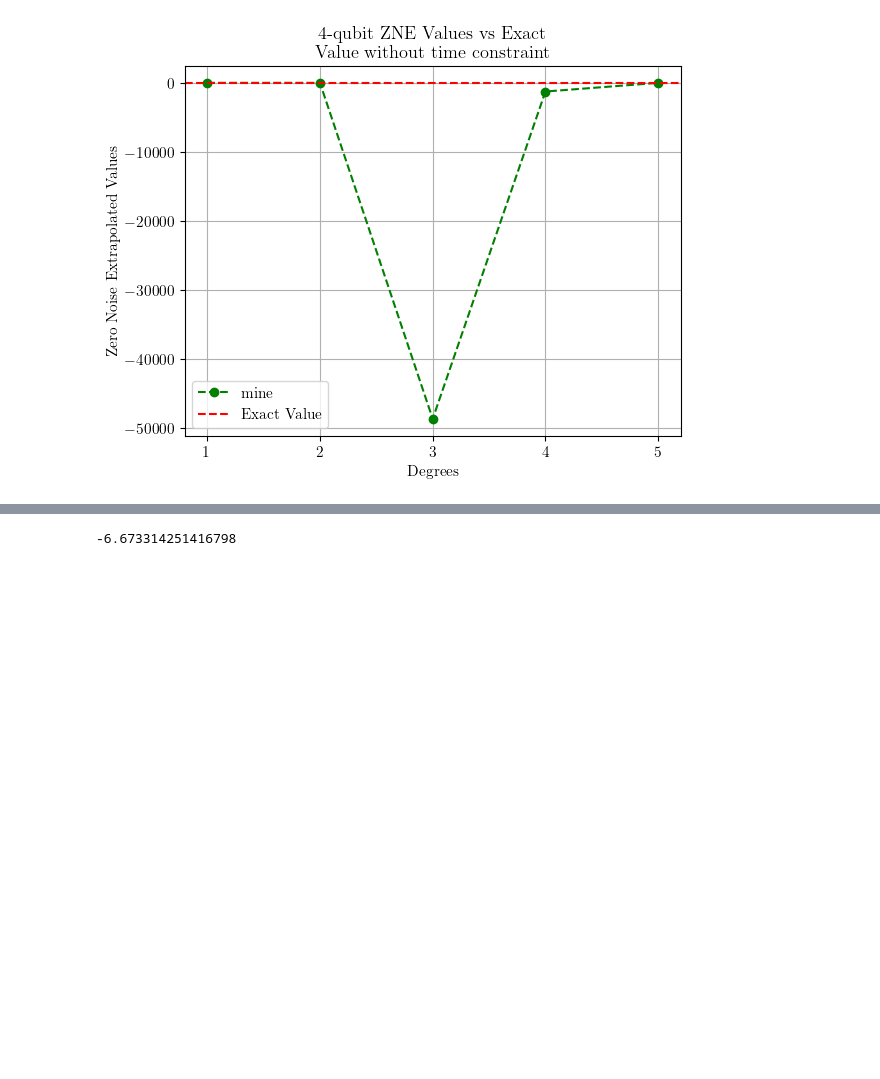
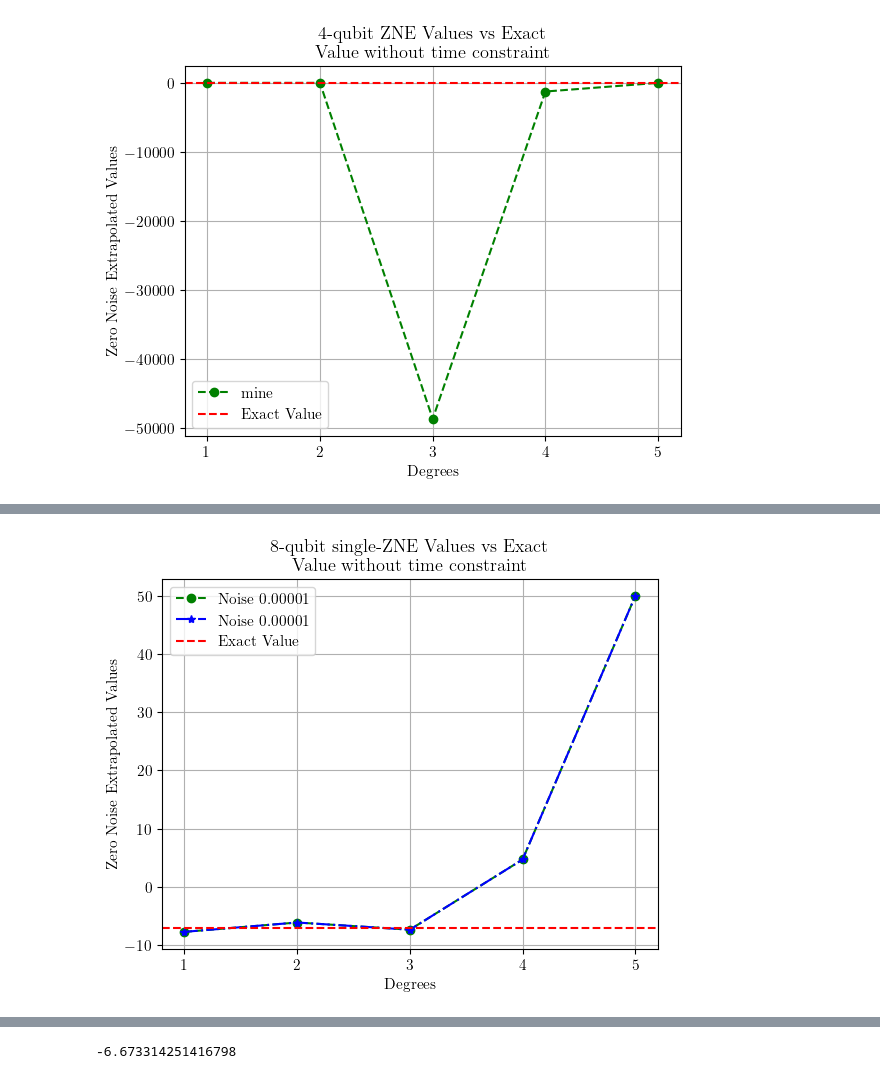
Before and after one commit to arijit-ship/indirect-zne, a Jupyter notebook: notebook/ErrorMitigation_ZNE.ipynb, the cells around one changed output, grey strips where cells are left out. Drawn from its saved outputs; the diff is of its cells as text; code cells hidden in the pictures; blank space fills up the shorter version.

Commit message:
new data

```diff
--- a/notebook/ErrorMitigation_ZNE.ipynb
+++ b/notebook/ErrorMitigation_ZNE.ipynb
@@ -682,0 +686,87 @@ Zne val: -6.622437061361637
+# %%
+data_Q8N2_single = get_single_noise_val(nqubits = 8, noise_param = data_Q8N2)
+
+zne_Q8N2_D1_single = ZeroNoiseExtrapolation(dataPoints = random.sample(data_Q8N2_single, 2), degree = 1)
+zne_Q8N2_D2_single = ZeroNoiseExtrapolation(dataPoints = random.sample(data_Q8N2_single, 3), degree = 2)
+zne_Q8N2_D3_single = ZeroNoiseExtrapolation(dataPoints = random.sample(data_Q8N2_single, 4), degree = 3)
+zne_Q8N2_D4_single = ZeroNoiseExtrapolation(dataPoints = random.sample(data_Q8N2_single, 5), degree = 4)
+zne_Q8N2_D5_single = ZeroNoiseExtrapolation(dataPoints = random.sample(data_Q8N2_single, 6), degree = 5)
+
+zne_Q8N2_single_vals = [
+    zne_Q8N2_D1_single.getRichardsonZNE(),
+    zne_Q8N2_D2_single.getRichardsonZNE(),
+    zne_Q8N2_D3_single.getRichardsonZNE(),
+    zne_Q8N2_D4_single.getRichardsonZNE(),
+    zne_Q8N2_D5_single.getRichardsonZNE(),
+]
+
+zne_Q8N2_single_vals_default = [
+    zne_Q8N2_D1_single.getRichardsonSingleZNE(),
+    zne_Q8N2_D2_single.getRichardsonSingleZNE(),
+    zne_Q8N2_D3_single.getRichardsonSingleZNE(),
+    zne_Q8N2_D4_single.getRichardsonSingleZNE(),
+    zne_Q8N2_D5_single.getRichardsonSingleZNE(),
+]
+
+for E in zne_Q8N2_single_vals:
+    print(f"Zne val: {E}")
+
+labels = ["1", "2", "3", "4", "5"]
+plt.figure(1)
+plt.plot(labels, zne_Q8N2_single_vals, marker='o', linestyle='--', color='green', label='Noise 0.00001')
+plt.plot(labels, zne_Q8N2_single_vals_default, marker='*', linestyle='-.', color='blue', label='Noise 0.00001')
+plt.axhline(y = exact_Q8, color='r', linestyle='--', label='Exact Value')
+plt.xlabel('Degrees')
+plt.ylabel('Zero Noise Extrapolated Values')
+plt.title('8-qubit single-ZNE Values vs Exact \n Value without time constraint')
+plt.legend()
+plt.grid(True)
+# Show the plot
+plt.show()
+
+#####################Expectation values vs noise level#####################
+plt.figure(2)
+plt.plot(zne_Q8N2_D1_single.get_noise_levels(), zne_Q8N2_D1_single.get_expec_vals(), linestyle='None', marker='o', color='blue', label='Measured')
+plt.plot(0, zne_Q8N2_D1_single.getRichardsonSingleZNE(), marker='*', color='red', label='ZNE val $d=1$')
+plt.axhline(y=exact_Q8, color='g', linestyle='--', label='Exact Value')
+plt.xlabel('Noise level')
+plt.ylabel('Expectation values')
+plt.legend()
+plt.grid(True)
+
+plt.figure(3)
+plt.plot(zne_Q8N2_D2_single.get_noise_levels(), zne_Q8N2_D2_single.get_expec_vals(), linestyle='None', marker='o', color='blue', label='Measured')
+plt.plot(0, zne_Q8N2_D2_single.getRichardsonSingleZNE(), marker='*', color='red', label='ZNE val $d=2$')
+plt.axhline(y=exact_Q8, color='g', linestyle='--', label='Exact Value')
+plt.xlabel('Noise level')
+plt.ylabel('Expectation values')
+plt.legend()
+plt.grid(True)
+
+plt.figure(4)
+plt.plot(zne_Q8N2_D3_single.get_noise_levels(), zne_Q8N2_D3_single.get_expec_vals(), linestyle='None', marker='o', color='blue', label='Measured')
+plt.plot(0, zne_Q8N2_D3_single.getRichardsonSingleZNE(), marker='*', color='red', label='ZNE val $d=3$')
+plt.axhline(y=exact_Q8, color='g', linestyle='--', label='Exact Value')
+plt.xlabel('Noise level')
+plt.ylabel('Expectation values')
+plt.legend()
+plt.grid(True)
+
+plt.figure(5)
+plt.plot(zne_Q8N2_D4_single.get_noise_levels(), zne_Q8N2_D4_single.get_expec_vals(), linestyle='None', marker='o', color='blue', label='Measured')
+plt.plot(0, zne_Q8N2_D4_single.getRichardsonSingleZNE(), marker='*', color='red', label='ZNE val $d=4$')
+plt.axhline(y=exact_Q8, color='g', linestyle='--', label='Exact Value')
+plt.xlabel('Noise level')
+plt.ylabel('Expectation values')
+plt.legend()
+plt.grid(True)
+
+plt.figure(6)
+plt.plot(zne_Q8N2_D5_single.get_noise_levels(), zne_Q8N2_D5_single.get_expec_vals(), linestyle='None', marker='o', color='blue', label='Measured')
+plt.plot(0, zne_Q8N2_D5_single.getRichardsonSingleZNE(), marker='*', color='red', label='ZNE val $d=5$')
+plt.axhline(y=exact_Q8, color='g', linestyle='--', label='Exact Value')
+plt.xlabel('Noise level')
+plt.ylabel('Expectation values')
+plt.legend()
+plt.grid(True)
+# %% [output]
@@ -682,0 +778 @@ Zne val: -6.622437061361637
+[figure, added]
```
Also changed, not shown: parts of 5 cells of this notebook.
